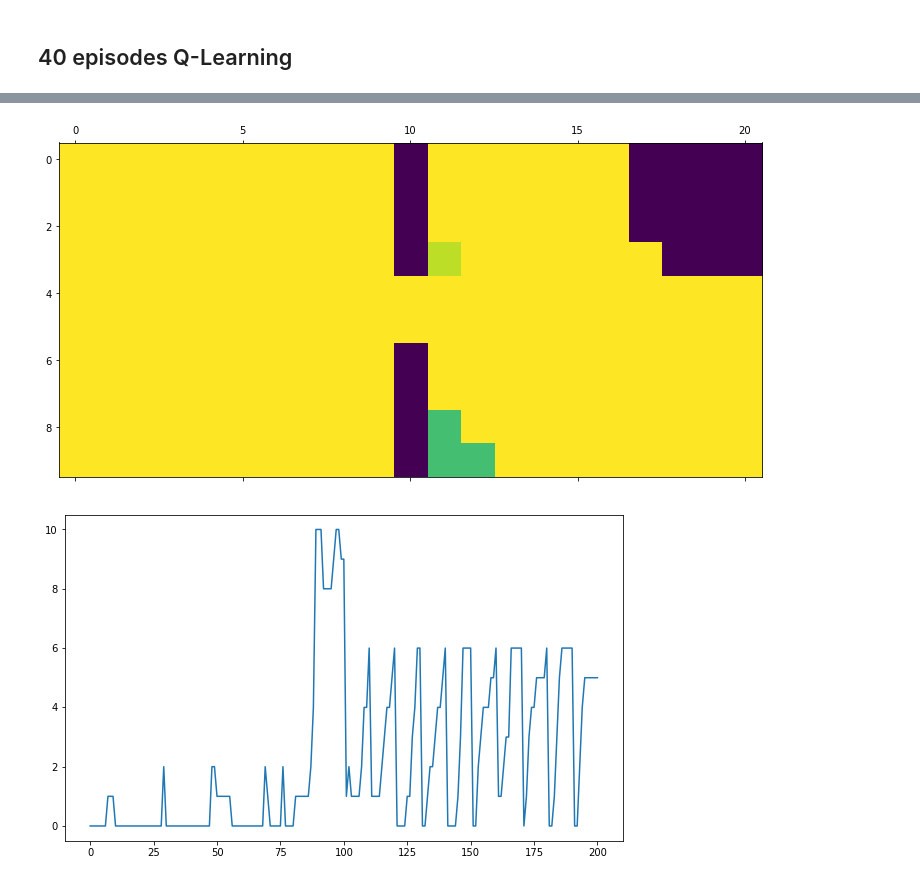
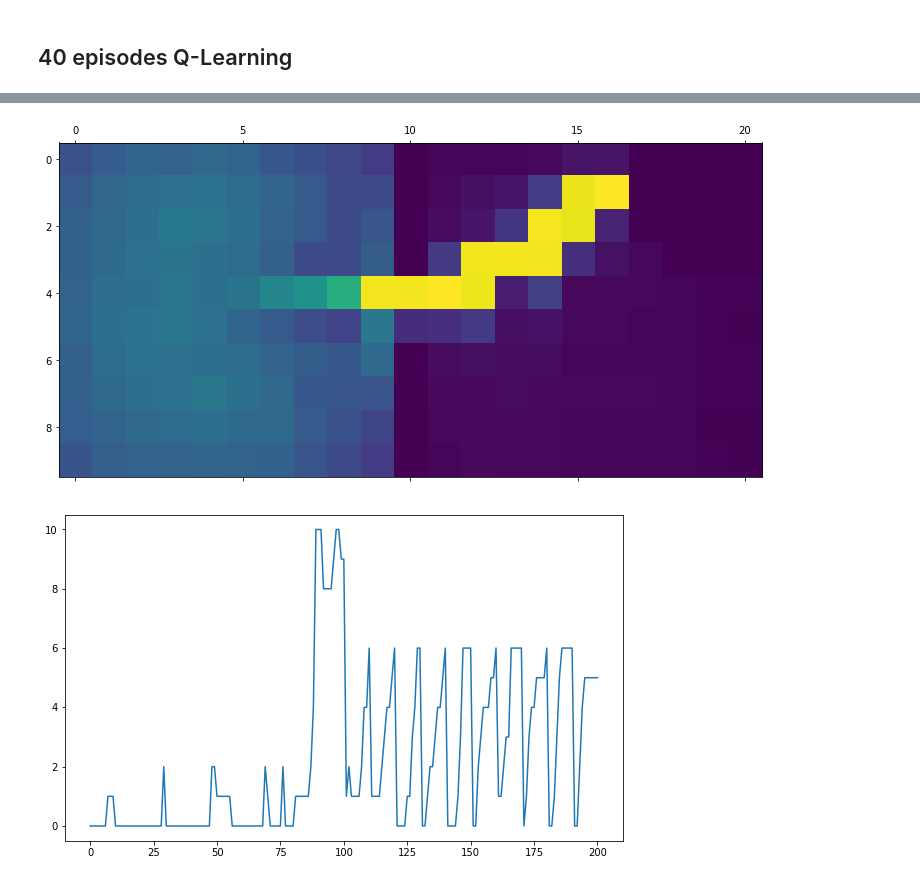
Before and after one commit to slebastard/RLProject, a Jupyter notebook: Option Discovery.ipynb, the cells around one changed output, grey strips where cells are left out. Cells and saved outputs as stored; diff of their text form; code cells hidden in the pictures.

```diff
--- a/Option Discovery.ipynb
+++ b/Option Discovery.ipynb
@@ -81,14 +78,16 @@ for line in twoRooms_grid:
 ..........x..........
 ..........x..........
 # %%
-trajectories = []
-MAXQi = MAXQ(twoRooms,  alpha0=0.25, expl0=0.9, n_iter=5000, runOnCreate=False)
-for it in range(10):
+MAXQi = MAXQ(twoRooms, expl0=0.3, n_iter=500, runOnCreate=False)
+for it in tqdm(range(MAXQi.n_iter), desc="Training MAXQ on {} runs".format(MAXQi.n_iter)):
+    MAXQi.lastTraj = []
+    MAXQi.it = it
     initState = twoRooms.reset()
     MAXQi.actions.option.log = 'active'
     MAXQi.time = 1
     MAXQi.run(MAXQi.actions, initState, False, history=True)
-    trajectories.append([[s,x,y] for s,x,y in MAXQi.lastTraj if static_filter(s)])
+    MAXQi.trajLog.append(MAXQi.lastTraj)
+    # trajectories.append([[s,x,y] for s,x,y in MAXQi.lastTraj if static_filter(s)])
 # %% [output]
 Root
 ├── right
@@ -131,9 +163,9 @@ array([[10., 10., 10., 10., 10., 10., 10., 10., 10., 10.,  0., 10., 10.,
 # %%
-DD_map = get_DD_map(trajectories, static_filter)
+DD_map = get_DD_map(MAXQi.trajLog, static_filter)
 plt.matshow(DD_map)
 plt.show()
 # %% [output]
-[figure, old version]
+[figure, new version]
 # %%
 y = []
 for s in range(twoRooms.n_states):
```
Also changed, not shown: parts of 10 cells of this notebook, 1 other file.
